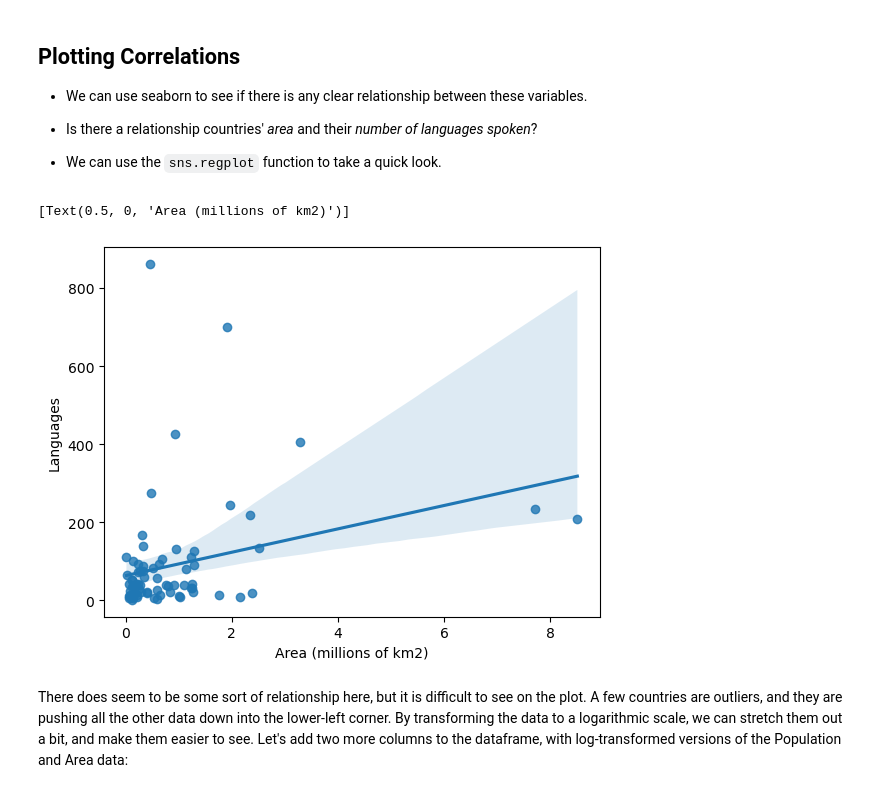
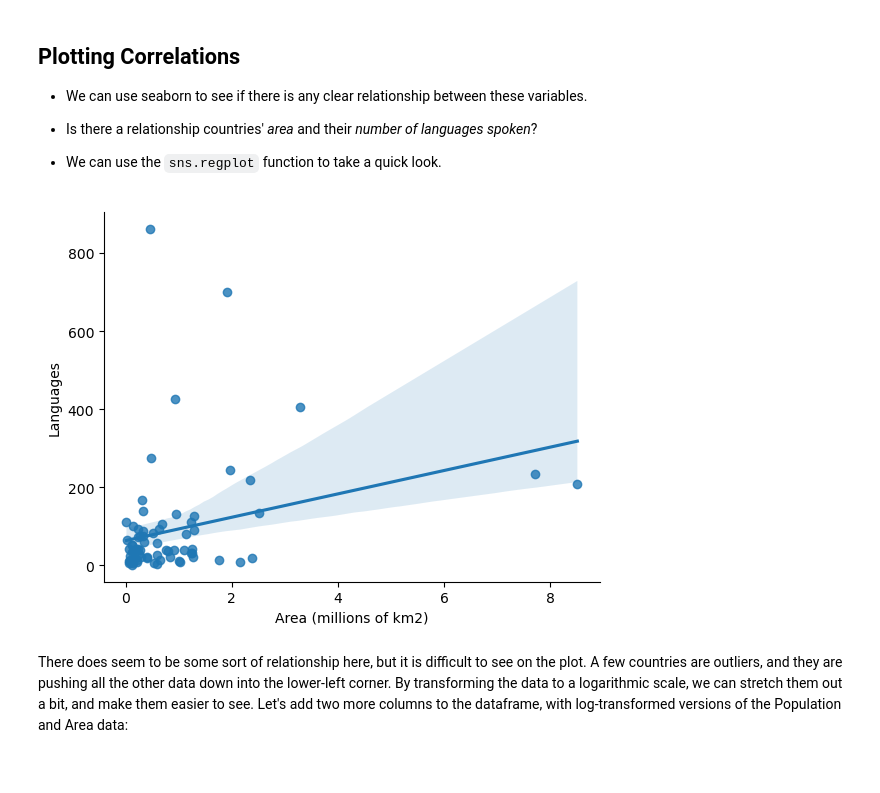
Before and after one commit to ethanweed/ExPsyLing, a Jupyter notebook: Notebooks/Linear Regression and Correlation.ipynb, the cells around one changed output. Cells and saved outputs as stored; diff of their text form; code cells hidden in the pictures.

```diff
--- a/Notebooks/Linear Regression and Correlation.ipynb
+++ b/Notebooks/Linear Regression and Correlation.ipynb
@@ -58,15 +54,18 @@ df.head()
 
 - We can use the ``sns.regplot`` function to take a quick look.
 # %%
+#%pip install pingouin
+
 import seaborn as sns
 import matplotlib.pyplot as plt
-#%matplotlib inline
+
+# %matplotlib inline
 import numpy as np
 
 sns.regplot(x = "Area", y = "Languages", data = df).set(xlabel='Area (millions of km2)')
+sns.despine() # remove the top and bottom of the box around the figure. Let it breathe!
 # %% [output]
-[Text(0.5, 0, 'Area (millions of km2)')]
-[figure, old version]
+[figure, new version]
 # %% [markdown]
 There does seem to be some sort of relationship here, but it is difficult to see on the plot. A few countries are outliers, and they are pushing all the other data down into the lower-left corner. By transforming the data to a logarithmic scale, we can stretch them out a bit, and make them easier to see. Let's add two more columns to the dataframe, with log-transformed versions of the Population and Area data:
 # %%
```
Also changed, not shown: parts of 6 cells of this notebook, 13 other files.
